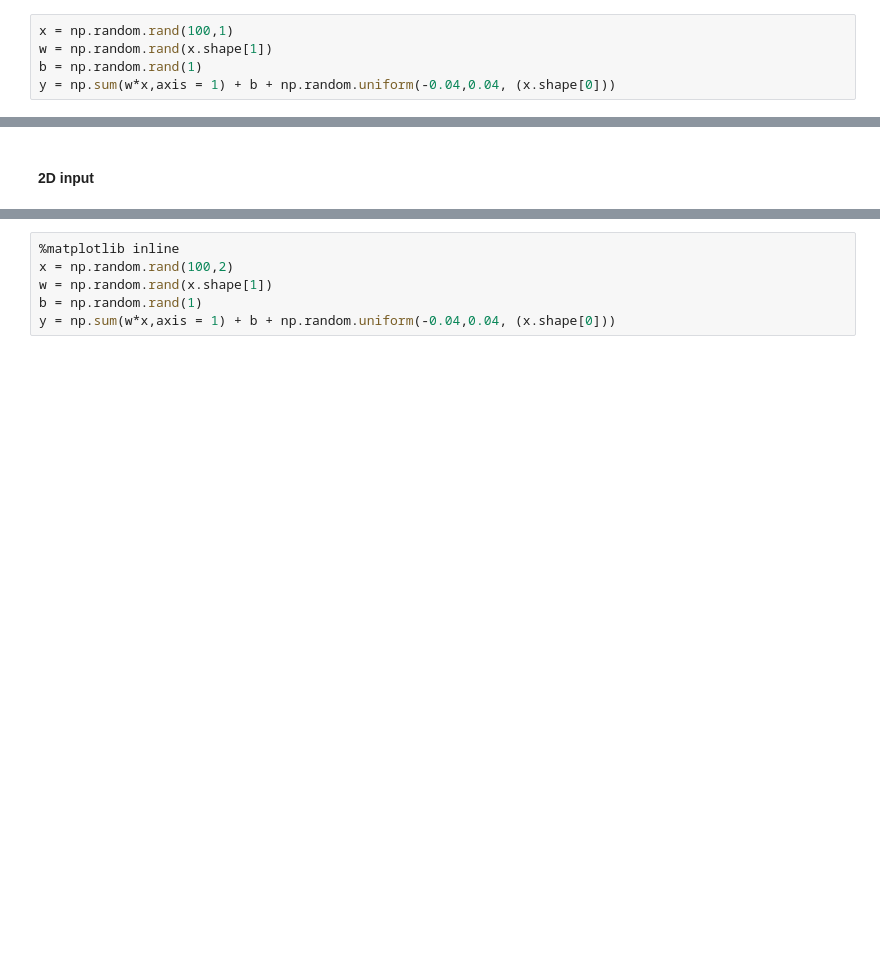
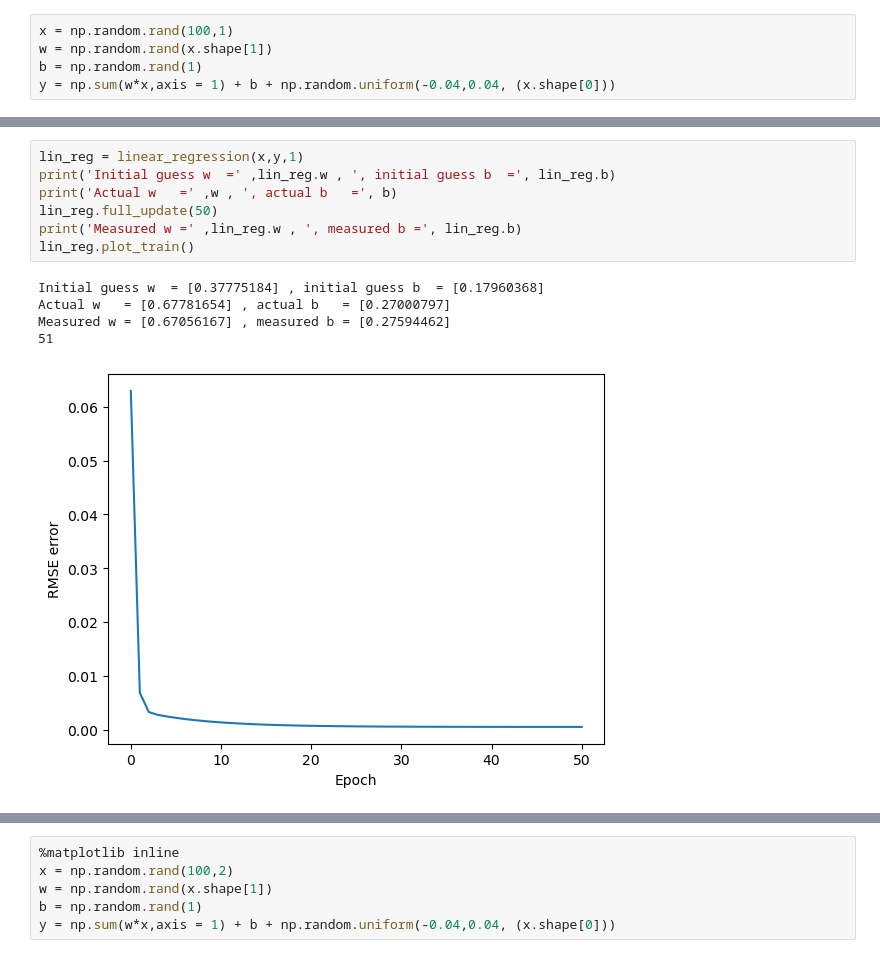
Before and after one commit to dave452/ML_LinearReg, a Jupyter notebook: Regression_NN.ipynb, the cells around one changed output, grey strips where cells are left out. Saved outputs shown, nothing was run; the diff lists cells and outputs as text; blank space fills up the shorter version.

Commit message:
Improved funky diagrams
Improved funky diagrams

```diff
--- a/Regression_NN.ipynb
+++ b/Regression_NN.ipynb
@@ -243,2 +184,13 @@ Surface is the surface of loss function for different weights and biases. The re
-# %% [markdown]
-#### 2D input
+# %%
+lin_reg = linear_regression(x,y,1)
+print('Initial guess w  =' ,lin_reg.w , ', initial guess b  =', lin_reg.b)
+print('Actual w   =' ,w , ', actual b   =', b)
+lin_reg.full_update(50)
+print('Measured w =' ,lin_reg.w , ', measured b =', lin_reg.b)
+lin_reg.plot_train()
+# %% [output]
+Initial guess w  = [0.37775184] , initial guess b  = [0.17960368]
+Actual w   = [0.67781654] , actual b   = [0.27000797]
+Measured w = [0.67056167] , measured b = [0.27594462]
+51
+[figure, added]
```
Also changed, not shown: parts of 35 cells of this notebook.
